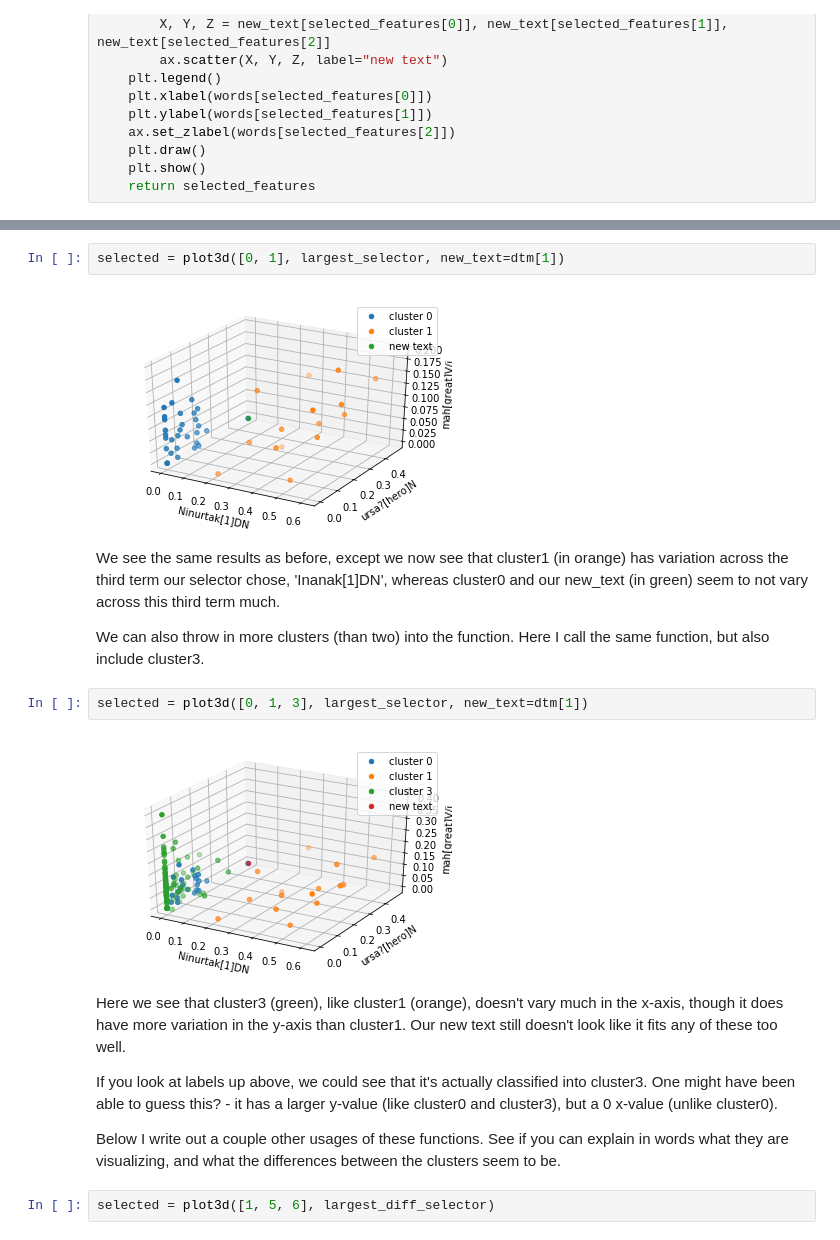
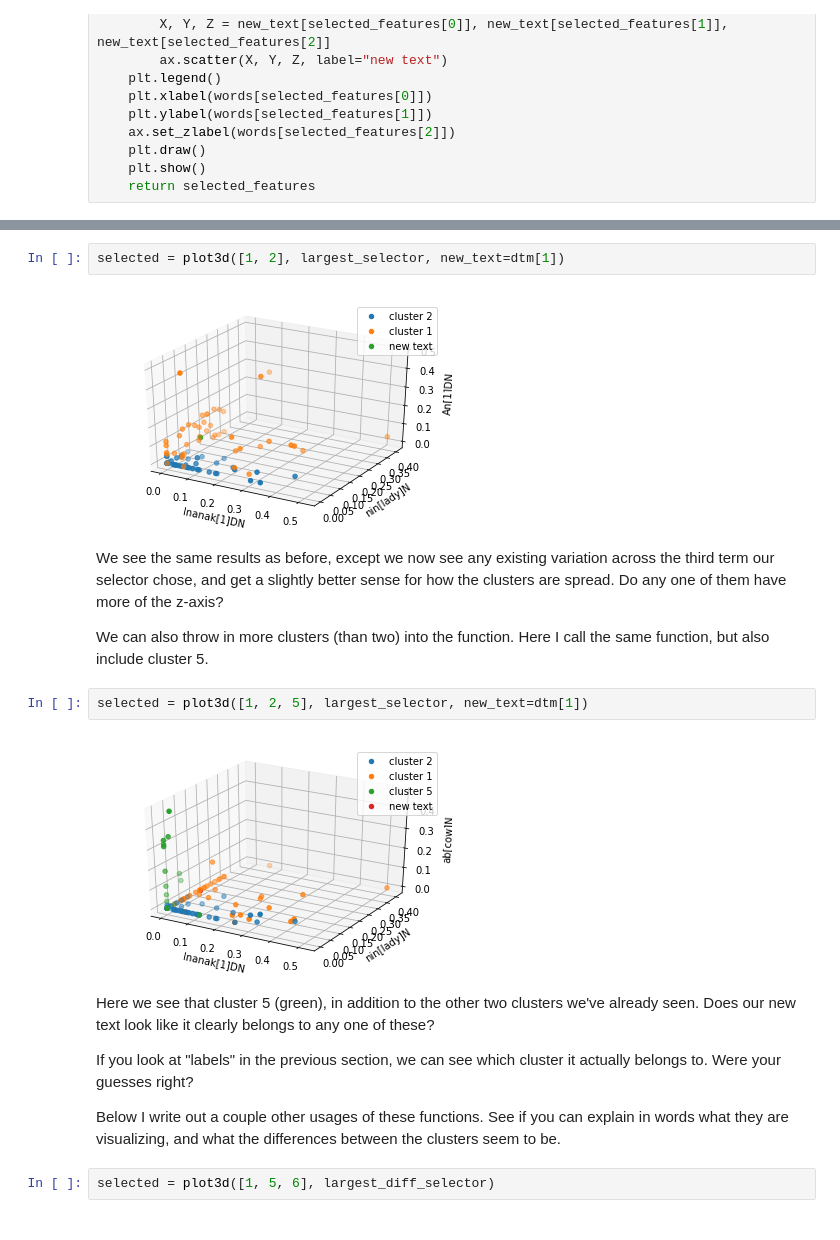
Before and after one commit to ds-modules/CUNEIF-102A, a Jupyter notebook: clustering.ipynb, the cells around one changed output, grey strips where cells are left out. Saved outputs shown, nothing was run; the diff lists cells and outputs as text.

```diff
--- a/clustering.ipynb
+++ b/clustering.ipynb
@@ -224,22 +237,21 @@ Our "new text", marked in red, seems pretty far from the others documents in the
 
 Let's try passing in the exact same paramenters into the 3D function.
 # %%
-selected = plot3d([0, 1], largest_selector, new_text=dtm[1])
+selected = plot3d([1, 2], largest_selector, new_text=dtm[1])
 # %% [output]
-[figure, old version]
+[figure, new version]
 # %% [markdown]
-We see the same results as before, except we now see that cluster1 (in orange) has variation across the third term our selector chose, 'Inanak[1]DN', whereas cluster0 and our new_text (in green) seem to not vary across this third term much.
+We see the same results as before, except we now see any existing variation across the third term our selector chose, and get a slightly better sense for how the clusters are spread. Do any one of them have more of the z-axis?
 
-We can also throw in more clusters (than two) into the function. Here I call the same function, but also include cluster3.
+We can also throw in more clusters (than two) into the function. Here I call the same function, but also include cluster 5.
 # %%
-selected = plot3d([0, 1, 3], largest_selector, new_text=dtm[1])
+selected = plot3d([1, 2, 5], largest_selector, new_text=dtm[1])
 # %% [output]
-[figure, old version]
+[figure, new version]
 # %% [markdown]
-Here we see that cluster3 (green), like cluster1 (orange), doesn't vary much in the x-axis, though it does have more variation in the y-axis than cluster1. Our new text still doesn't look like it fits any of these too well.
+Here we see that cluster 5 (green), in addition to the other two clusters we've already seen. Does our new text look like it clearly belongs to any one of these?
 
-If you look at labels up above, we could see that it's actually classified into cluster3. One might have been able to guess this? - it has a larger y-value (like cluster0 and cluster3), but a 0 x-value (unlike cluster0).
-
+If you look at "labels" in the previous section, we can see which cluster it actually belongs to. Were your guesses right?
 
 Below I write out a couple other usages of these functions. See if you can explain in words what they are visualizing, and what the differences between the clusters seem to be.
 # %%
```
Also changed, not shown: parts of 13 cells of this notebook.
